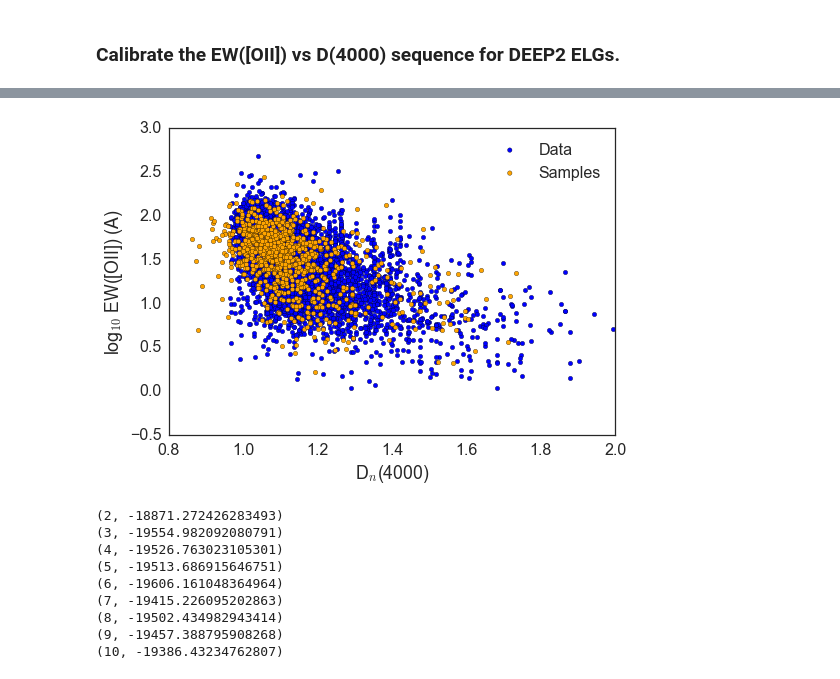
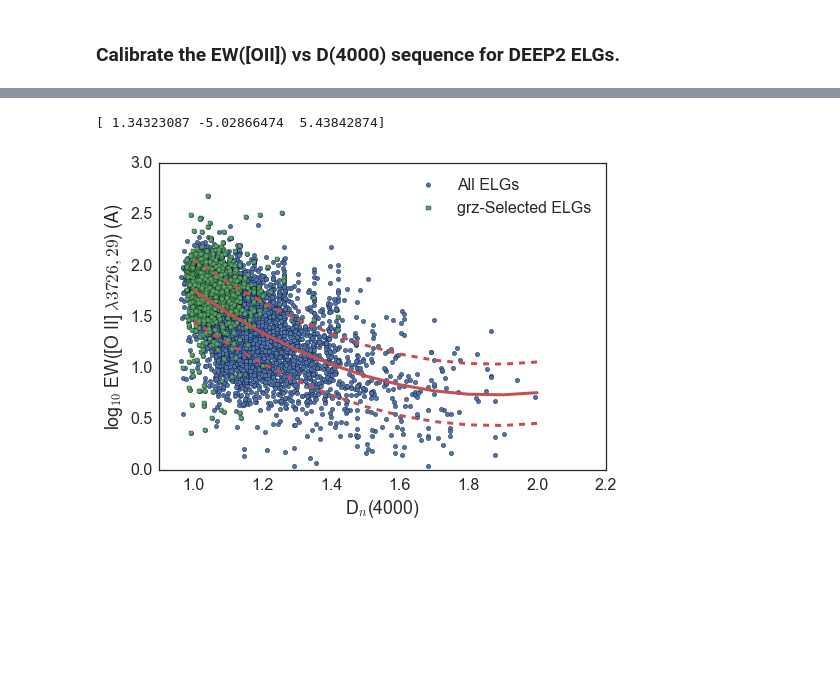
Before and after one commit to desihub/desisim, a Jupyter notebook: doc/nb/calib-emline.ipynb, the cells around one changed output, grey strips where cells are left out. Saved outputs shown, nothing was run; the diff lists cells and outputs as text; code cells hidden in the pictures; blank space fills up the shorter version.

```diff
--- a/doc/nb/calib-emline.ipynb
+++ b/doc/nb/calib-emline.ipynb
@@ -319,8 +349,7 @@ plt.show()
 # %% [markdown]
 ### Calibrate the EW([OII]) vs D(4000) sequence for DEEP2 ELGs.
 # %%
-# Read the ELG metadata as an example.  Focus on D4000 vs EW([OII]).
-ff = fits.getdata(os.path.join(os.getenv('DESI_BASIS_TEMPLATES'),'elg_templates_v2.0.fits'),1)
-X = np.array((ff['D4000'], np.log10(ff['OII_3727_EW']))).T
-print(X)
+# Read the ELG metadata.
+meta = fits.getdata(os.path.join(os.getenv('DESI_BASIS_TEMPLATES'),'elg_templates_v2.0.fits'),1)
+meta.columns
 # %% [output]
@@ -337,0 +373,8 @@ samp = model.sample(1000)
+# %%
+# Convenience variables
+from desitarget.cuts import isELG
+elg = isELG(gflux=10**(0.4*(22.5-meta['DECAM_G'])), rflux=10**(0.4*(22.5-meta['DECAM_R'])),
+            zflux=10**(0.4*(22.5-meta['DECAM_Z'])))
+X = np.array((meta['D4000'], np.log10(meta['OII_3727_EW']))).T
+Xelg = np.array((meta['D4000'][elg], np.log10(meta['OII_3727_EW'][elg]))).T
+Xelg
@@ -338,28 +389,24 @@ samp = model.sample(1000)
+# %%
+# Model the distribution with a simple polynomial.
+elgcoeff = np.polyfit(X[:,0], X[:,1], 2)
+print(elgcoeff)
+# %% [output]
+[ 1.34323087 -5.02866474  5.43842874]
 # %%
-# Make a plot.  Looks pretty good!
-plt.scatter(X[:,0],X[:,1],label='Data')
-plt.scatter(samp[:,0],samp[:,1],c='orange',label='Samples')
+# Make a plot.
+d4000axis = np.arange(1.0, 2.1, 0.1)
+ewoiifit = np.polyval(elgcoeff, d4000axis)
+
+plt.scatter(X[:,0], X[:,1], c=col[0], label='All ELGs')
+plt.scatter(Xelg[:,0], Xelg[:,1], c=col[1], marker='s', label='grz-Selected ELGs')
+plt.plot(d4000axis, ewoiifit, lw=3, c=col[2])
+plt.plot(d4000axis, ewoiifit+0.3, ls='--', lw=3, c=col[2])
+plt.plot(d4000axis, ewoiifit-0.3, ls='--', lw=3, c=col[2])
 plt.xlabel('D$_{n}$(4000)')
-plt.ylabel('log$_{10}$ EW([OII]) (A)')
-plt.xlim((0.8,2.0))
+plt.ylabel(r'log$_{10}$ EW([O II] $\lambda3726,29$) (A)')
+plt.xlim((0.9,2.2))
+plt.ylim((0.0,3))
 plt.legend()
 plt.show()
 # %% [output]
-[figure, old version]
+[figure, new version]
-# %%
-# But how many components should we use? Get the Bayesian information criterion and find the minimum.
-ncomp = np.arange(2,11)
-bic = np.ndarray(len(ncomp))
-for ii, nc in enumerate(ncomp):
-    bic[ii] = GMM(n_components=nc, covariance_type="full").fit(X).bic(X)
-    print(nc, bic[ii])
-# %% [output]
-(2, -18871.272426283493)
-(3, -19554.982092080791)
-(4, -19526.763023105301)
-(5, -19513.686915646751)
-(6, -19606.161048364964)
-(7, -19415.226095202863)
-(8, -19502.434982943414)
-(9, -19457.388795908268)
-(10, -19386.43234762807)
```
Also changed, not shown: parts of 19 cells of this notebook.
